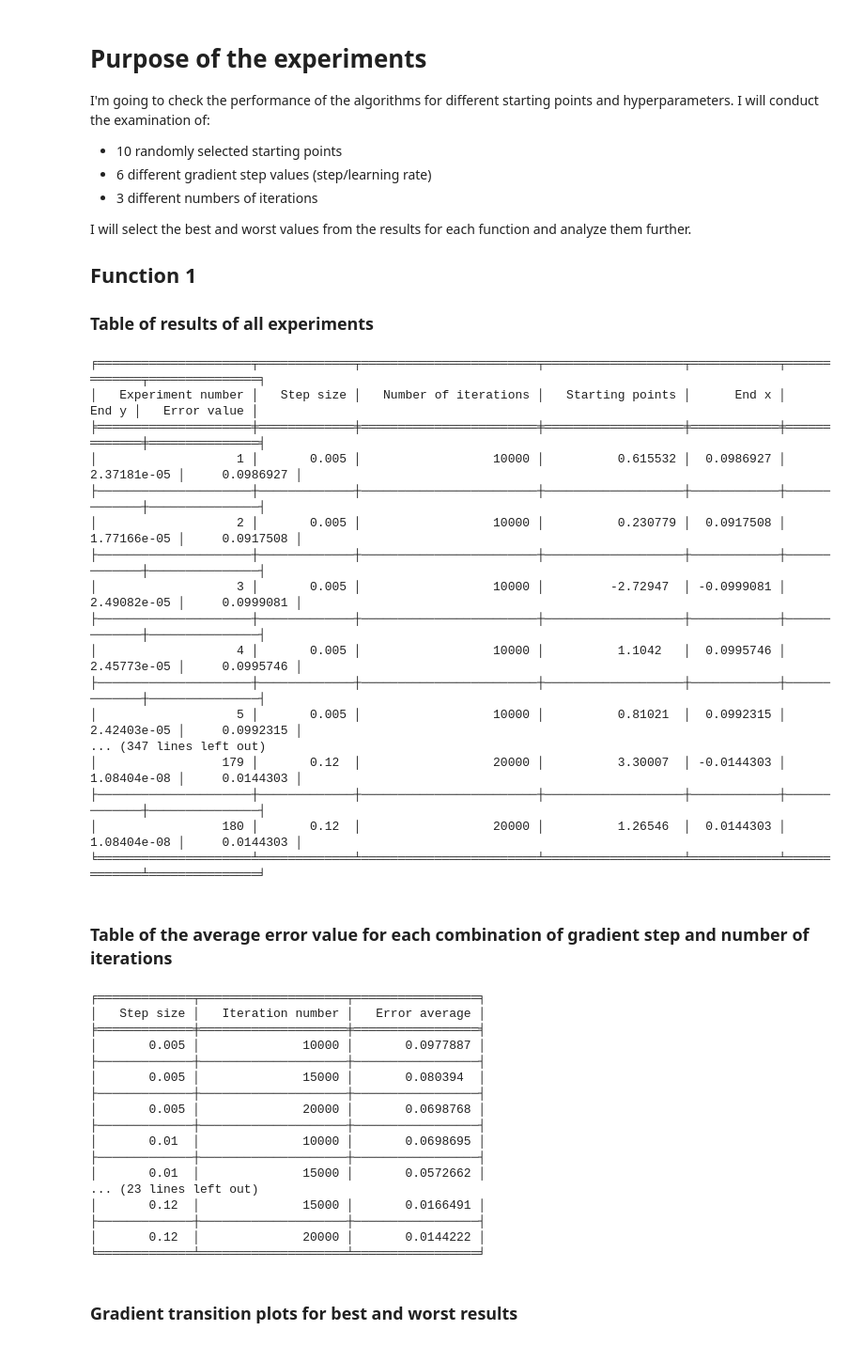
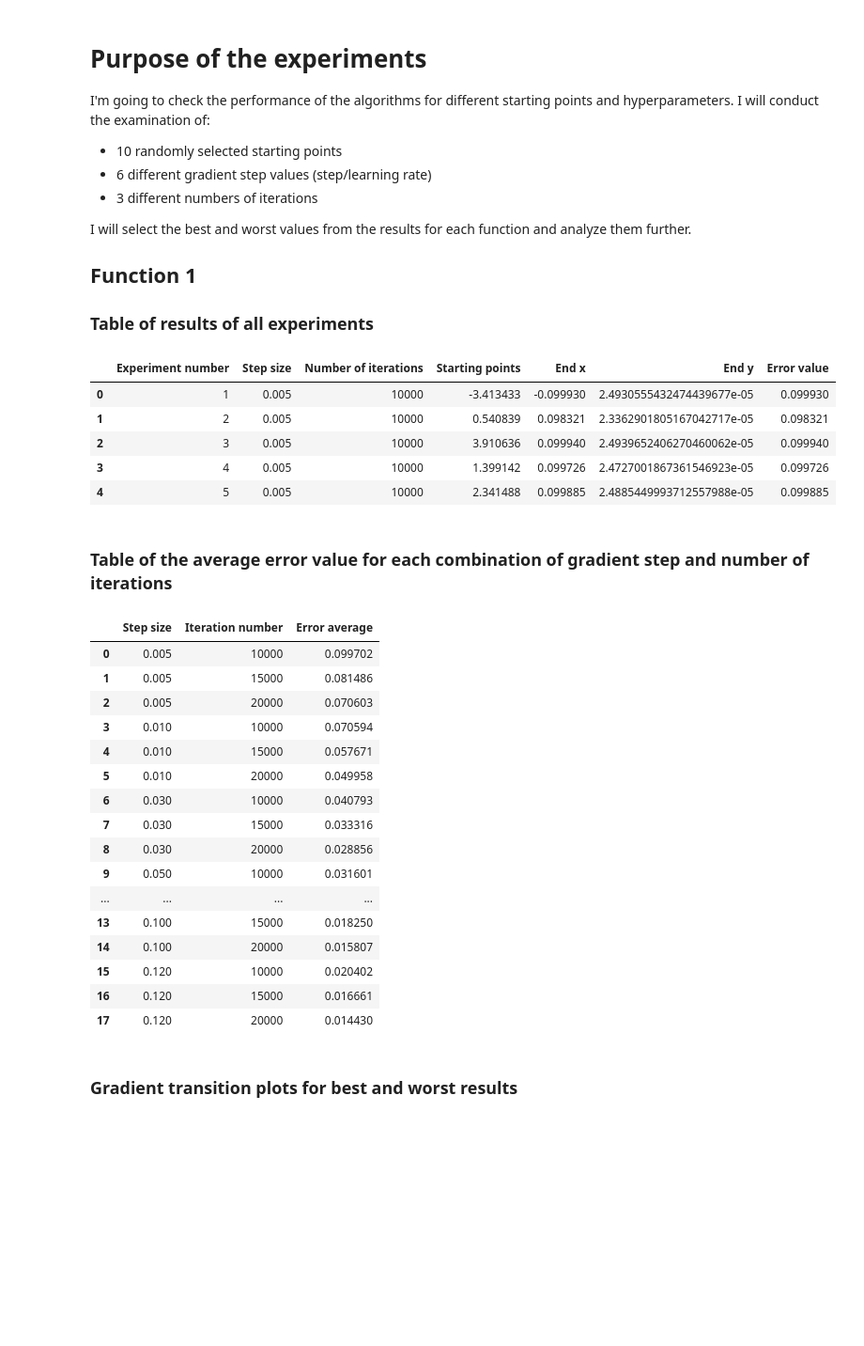
Before and after one commit to AtarSander/artificial-intelligence-from-scratch, a Jupyter notebook: gradient_descent_optimization/gradient.ipynb, the cells around one changed output. Shown at 94% size. Saved outputs shown, nothing was run; the diff lists cells and outputs as text; code cells hidden in the pictures; blank space fills up the shorter version.

```diff
--- a/gradient_descent_optimization/gradient.ipynb
+++ b/gradient_descent_optimization/gradient.ipynb
@@ -44,48 +42,39 @@ ITERATION_NUMBERS = (10000, 15000, 20000)
 CORRECT_VALUE = 0
 results, best, worst = experiment_serie(START_POINTS, f1, gradient_f1, STEP_SIZES, ITERATION_NUMBERS, CORRECT_VALUE)
 table = create_table(*results)
-print(tabulate(table, headers="keys", tablefmt="fancy_grid"))
+df_f1 = pd.DataFrame(table)
+df_f1.sort_values(by="Error value").head()
 # %% [output]
-╒═════════════════════╤═════════════╤════════════════════════╤═══════════════════╤════════════╤═════════════╤═══════════════╕
-│   Experiment number │   Step size │   Number of iterations │   Starting points │      End x │       End y │   Error value │
-╞═════════════════════╪═════════════╪════════════════════════╪═══════════════════╪════════════╪═════════════╪═══════════════╡
-│                   1 │       0.005 │                  10000 │          0.615532 │  0.0986927 │ 2.37181e-05 │     0.0986927 │
-├─────────────────────┼─────────────┼────────────────────────┼───────────────────┼────────────┼─────────────┼───────────────┤
-│                   2 │       0.005 │                  10000 │          0.230779 │  0.0917508 │ 1.77166e-05 │     0.0917508 │
-├─────────────────────┼─────────────┼────────────────────────┼───────────────────┼────────────┼─────────────┼───────────────┤
-│                   3 │       0.005 │                  10000 │         -2.72947  │ -0.0999081 │ 2.49082e-05 │     0.0999081 │
-├─────────────────────┼─────────────┼────────────────────────┼───────────────────┼────────────┼─────────────┼───────────────┤
-│                   4 │       0.005 │                  10000 │          1.1042   │  0.0995746 │ 2.45773e-05 │     0.0995746 │
-├─────────────────────┼─────────────┼────────────────────────┼───────────────────┼────────────┼─────────────┼───────────────┤
-│                   5 │       0.005 │                  10000 │          0.81021  │  0.0992315 │ 2.42403e-05 │     0.0992315 │
-... (347 lines left out)
-│                 179 │       0.12  │                  20000 │          3.30007  │ -0.0144303 │ 1.08404e-08 │     0.0144303 │
-├─────────────────────┼─────────────┼────────────────────────┼───────────────────┼────────────┼─────────────┼───────────────┤
-│                 180 │       0.12  │                  20000 │          1.26546  │  0.0144303 │ 1.08404e-08 │     0.0144303 │
-╘═════════════════════╧═════════════╧════════════════════════╧═══════════════════╧════════════╧═════════════╧═══════════════╛
+|  | Experiment number | Step size | Number of iterations | Starting points | End x | End y | Error value |
+| 0 | 1 | 0.005 | 10000 | -3.413433 | -0.099930 | 2.4930555432474439677e-05 | 0.099930 |
+| 1 | 2 | 0.005 | 10000 | 0.540839 | 0.098321 | 2.3362901805167042717e-05 | 0.098321 |
+| 2 | 3 | 0.005 | 10000 | 3.910636 | 0.099940 | 2.4939652406270460062e-05 | 0.099940 |
+| 3 | 4 | 0.005 | 10000 | 1.399142 | 0.099726 | 2.4727001867361546923e-05 | 0.099726 |
+| 4 | 5 | 0.005 | 10000 | 2.341488 | 0.099885 | 2.4885449993712557988e-05 | 0.099885 |
 # %% [markdown]
 ### Table of the average error value for each combination of gradient step and number of iterations
 # %%
 summary = create_summary(results[0], results[1], results[2], table)
-print(tabulate(summary, headers="keys", tablefmt="fancy_grid"))
+df_summ1 = pd.DataFrame(summary)
+df_summ1.sort_values(by="Error average")
 # %% [output]
-╒═════════════╤════════════════════╤═════════════════╕
-│   Step size │   Iteration number │   Error average │
-╞═════════════╪════════════════════╪═════════════════╡
-│       0.005 │              10000 │       0.0977887 │
-├─────────────┼────────────────────┼─────────────────┤
-│       0.005 │              15000 │       0.080394  │
-├─────────────┼────────────────────┼─────────────────┤
-│       0.005 │              20000 │       0.0698768 │
-├─────────────┼────────────────────┼─────────────────┤
-│       0.01  │              10000 │       0.0698695 │
-├─────────────┼────────────────────┼─────────────────┤
-│       0.01  │              15000 │       0.0572662 │
-... (23 lines left out)
-│       0.12  │              15000 │       0.0166491 │
-├─────────────┼────────────────────┼─────────────────┤
-│       0.12  │              20000 │       0.0144222 │
-╘═════════════╧════════════════════╧═════════════════╛
+|  | Step size | Iteration number | Error average |
+| 0 | 0.005 | 10000 | 0.099702 |
+| 1 | 0.005 | 15000 | 0.081486 |
+| 2 | 0.005 | 20000 | 0.070603 |
+| 3 | 0.010 | 10000 | 0.070594 |
+| 4 | 0.010 | 15000 | 0.057671 |
+| 5 | 0.010 | 20000 | 0.049958 |
+| 6 | 0.030 | 10000 | 0.040793 |
+| 7 | 0.030 | 15000 | 0.033316 |
+| 8 | 0.030 | 20000 | 0.028856 |
+| 9 | 0.050 | 10000 | 0.031601 |
+| ... | ... | ... | ... |
+| 13 | 0.100 | 15000 | 0.018250 |
+| 14 | 0.100 | 20000 | 0.015807 |
+| 15 | 0.120 | 10000 | 0.020402 |
+| 16 | 0.120 | 15000 | 0.016661 |
+| 17 | 0.120 | 20000 | 0.014430 |
 # %% [markdown]
 ### Gradient transition plots for best and worst results
 # %%
```
Also changed, not shown: parts of 6 cells of this notebook, 1 other file.
